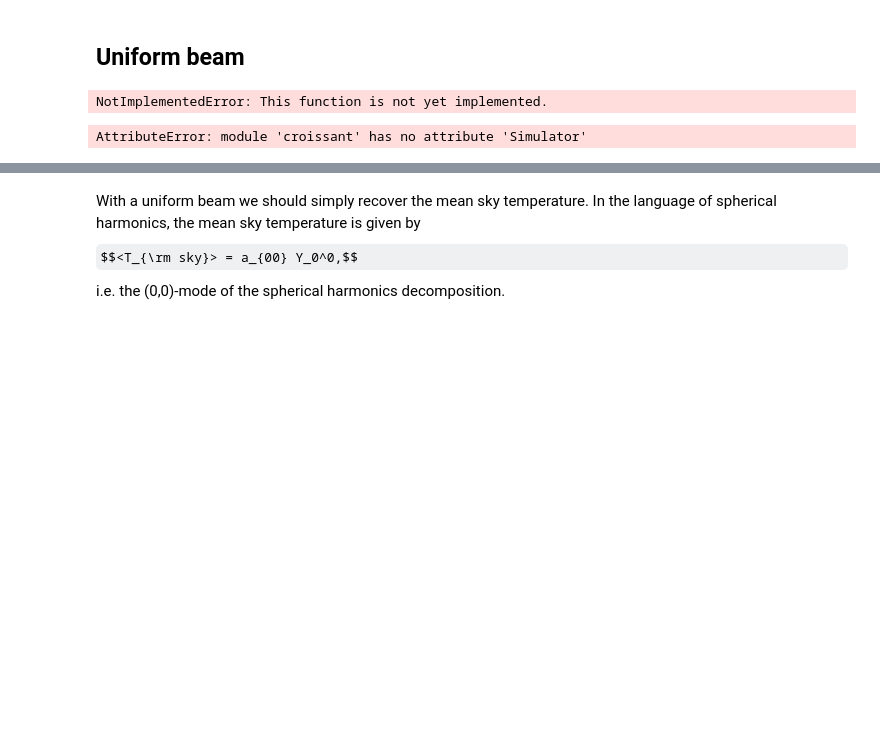
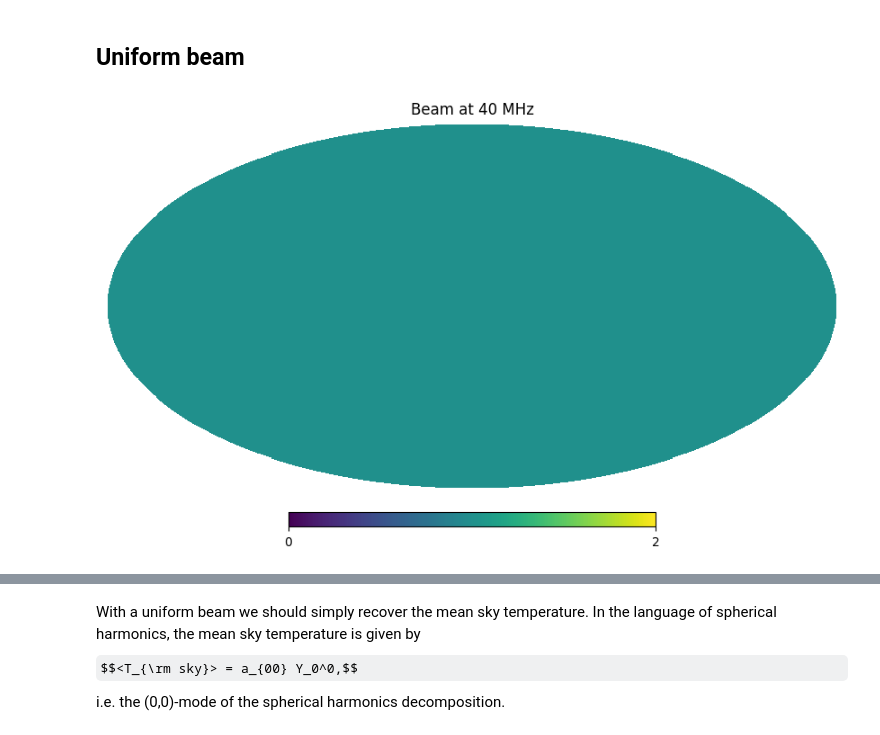
Before and after one commit to christianhbye/croissant, a Jupyter notebook: notebooks/test_analytic_beams.ipynb, the cells around one changed output, grey strips where cells are left out. Saved outputs shown, nothing was run; the diff lists cells and outputs as text; code cells hidden in the pictures; some formulas as TeX source; blank space fills up the shorter version.

Commit message:
make test_analytic beam run for uniform beam

```diff
--- a/notebooks/test_analytic_beams.ipynb
+++ b/notebooks/test_analytic_beams.ipynb
@@ -29,26 +29,23 @@ NotImplementedError: This function is not yet implemented.
 # %%
 beam_data = np.ones_like(sky_map)
 beam = cro.Beam(
     beam_data,
     freqs=freq,
     sampling="healpix",
-    lmax=lmax,
-    horizon=np.ones(beam_data.shape, dtype=bool),
+    horizon=np.ones(beam_data.shape[1:], dtype=bool),
 )
 
 hp.mollview(beam.data[0], title=f"Beam at {freq[0]:.0f} MHz")
 # %% [output]
-NotImplementedError: This function is not yet implemented.
+[figure, added]
 # %%
 # full sidereal day on the earth
 lon = 122.27
 lat = 37.87
 t_start = Time("2022-06-02 15:43:43")
 t_end = t_start + cro.constants.sidereal_day_earth * seconds
-times = cro.utils.time_array(t_start=t_start, t_end=t_end)
+times = cro.utils.time_array(t_start=t_start, t_end=t_end, N_times=300)
 sim = cro.Simulator(beam, sky, times.jd, freq, lon, lat, world="earth", Tgnd=0)
-# %% [output]
-AttributeError: module 'croissant' has no attribute 'Simulator'
 # %%
 vis = sim.sim()
 
```
Also changed, not shown: parts of 6 cells of this notebook.
